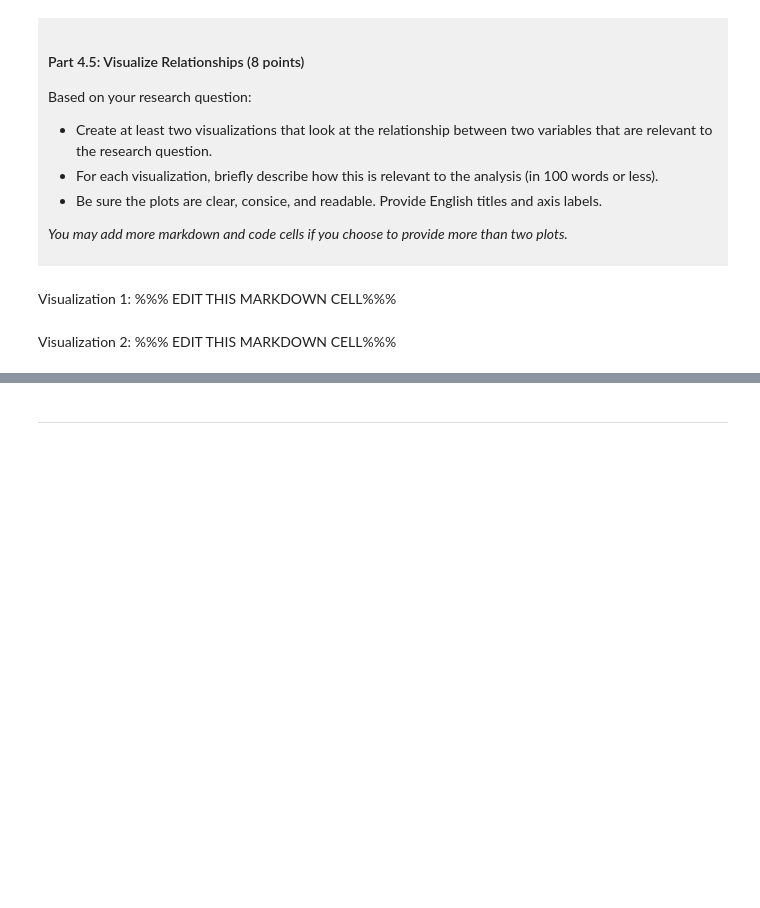
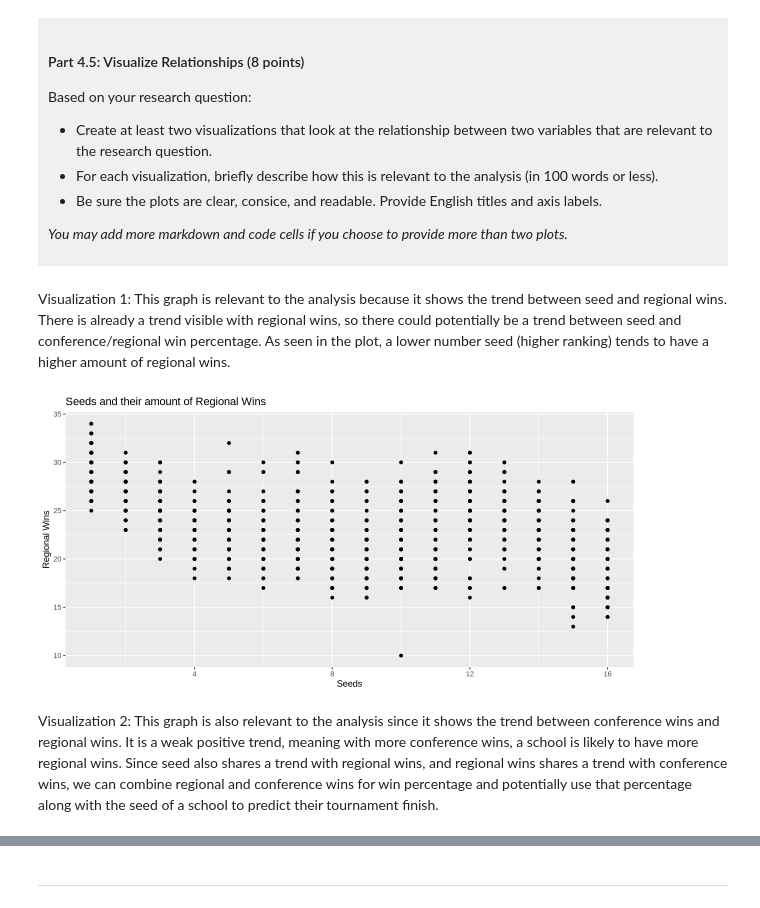
Before and after one commit to kenblx/dsci-100-project-kendrick-cheng, a Jupyter notebook: dsci-100-project-notebook.ipynb, the cells around one changed output, grey strips where cells are left out. Cells and saved outputs as stored; diff of their text form; code cells hidden in the pictures; blank space fills up the shorter version.

```diff
--- a/dsci-100-project-notebook.ipynb
+++ b/dsci-100-project-notebook.ipynb
@@ -313,9 +397,14 @@ Based on your research question:
 *You may add more markdown and code cells if you choose to provide more than two plots.*
 </div>
 # %% [markdown]
-Visualization 1: %%% EDIT THIS MARKDOWN CELL%%%
+Visualization 1: This graph is relevant to the analysis because it shows the trend between seed and regional wins. There is already a trend visible with regional wins, so there could potentially be a trend between seed and conference/regional win percentage. As seen in the plot, a lower number seed (higher ranking) tends to have a higher amount of regional wins.
 # %%
-### EDIT THIS CODE CELL FOR VISUALIZATION 1###
+seed_reg_wins <- ggplot(womens_march_madness_tidy, aes(x = seed, y = reg_wins)) +
+    geom_point() +
+    labs(x = "Seeds", y = "Regional Wins", title = "Seeds and their amount of Regional Wins")
+seed_reg_wins
+# %% [output]
+[figure, added]
 # %% [markdown]
-Visualization 2: %%% EDIT THIS MARKDOWN CELL%%%
+Visualization 2: This graph is also relevant to the analysis since it shows the trend between conference wins and regional wins. It is a weak positive trend, meaning with more conference wins, a school is likely to have more regional wins. Since seed also shares a trend with regional wins, and regional wins shares a trend with conference wins, we can combine regional and conference wins for win percentage and potentially use that percentage along with the seed of a school to predict their tournament finish.
 # %%
```
Also changed, not shown: parts of 9 cells of this notebook.
